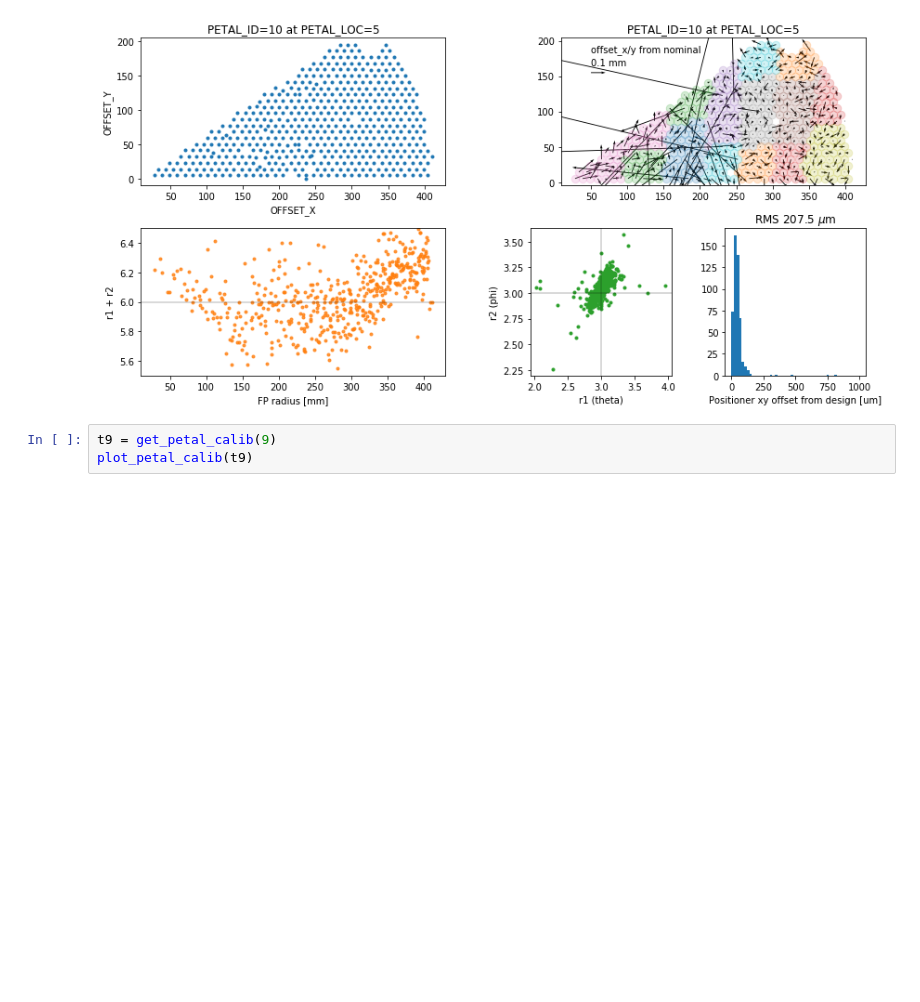
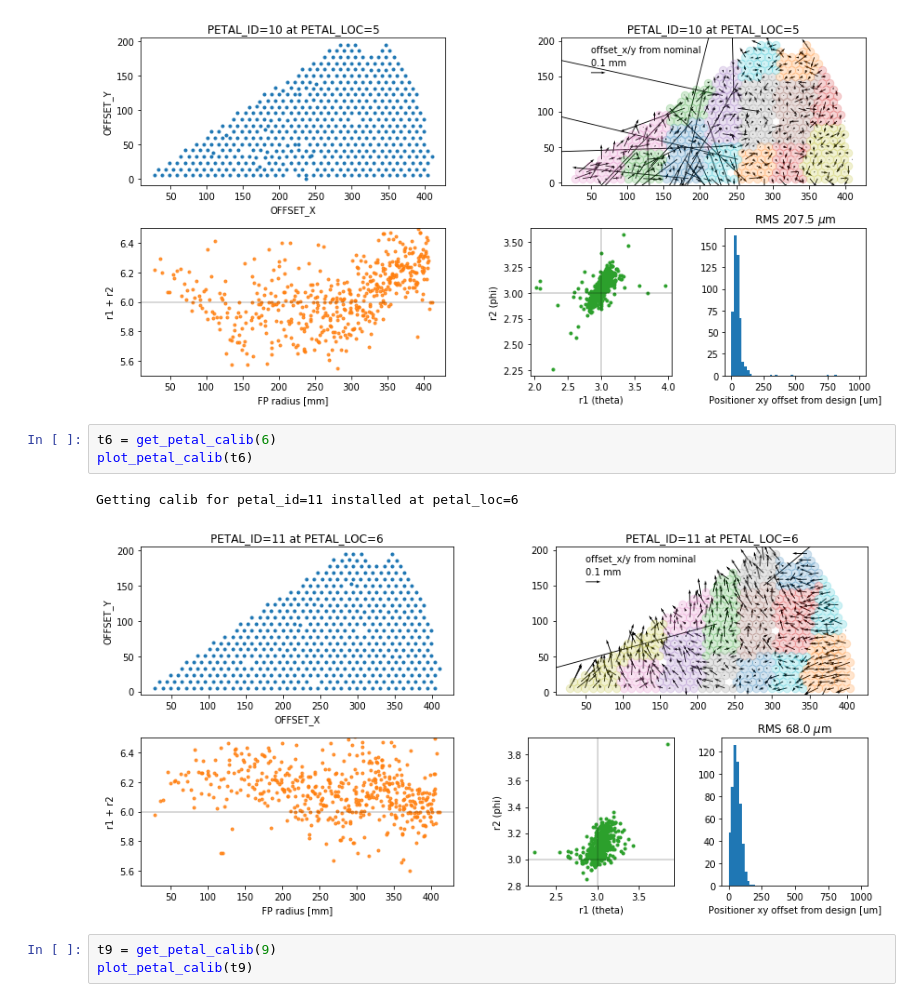
Before and after one commit to desihub/fpqa, a Jupyter notebook: nb/petal-calib-qa.ipynb, the cells around one changed output. Drawn from its saved outputs; the diff is of its cells as text; blank space fills up the shorter version.

Commit message:
adding petal 6

```diff
--- a/nb/petal-calib-qa.ipynb
+++ b/nb/petal-calib-qa.ipynb
@@ -220,6 +220,12 @@ plot_petal_calib(t5)
 # %% [output]
 Getting calib for petal_id=10 installed at petal_loc=5
 [figure]
+# %%
+t6 = get_petal_calib(6)
+plot_petal_calib(t6)
+# %% [output]
+Getting calib for petal_id=11 installed at petal_loc=6
+[figure, added]
 # %%
 t9 = get_petal_calib(9)
 plot_petal_calib(t9)
```
Also changed, not shown: parts of 1 cell of this notebook.
